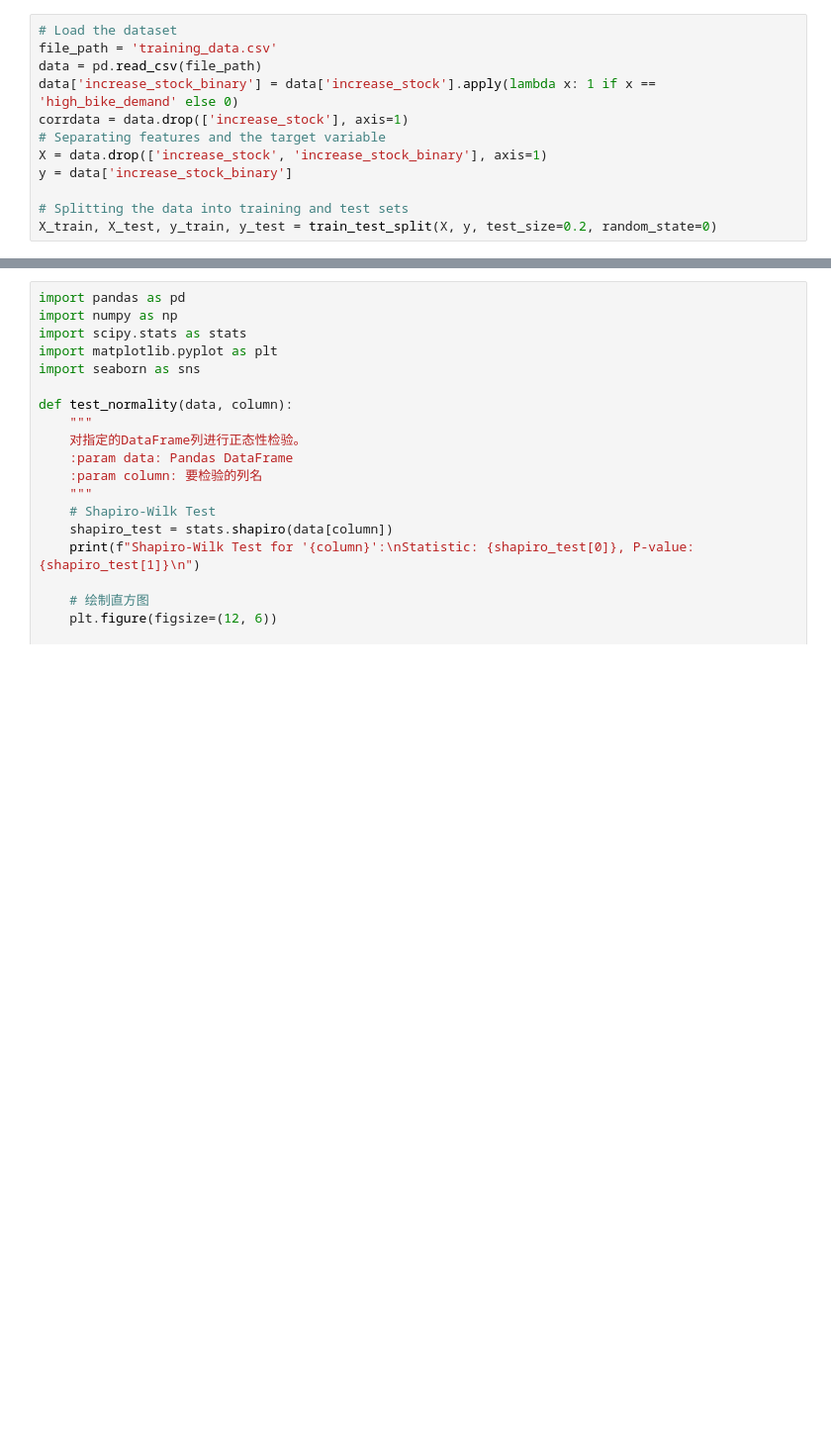
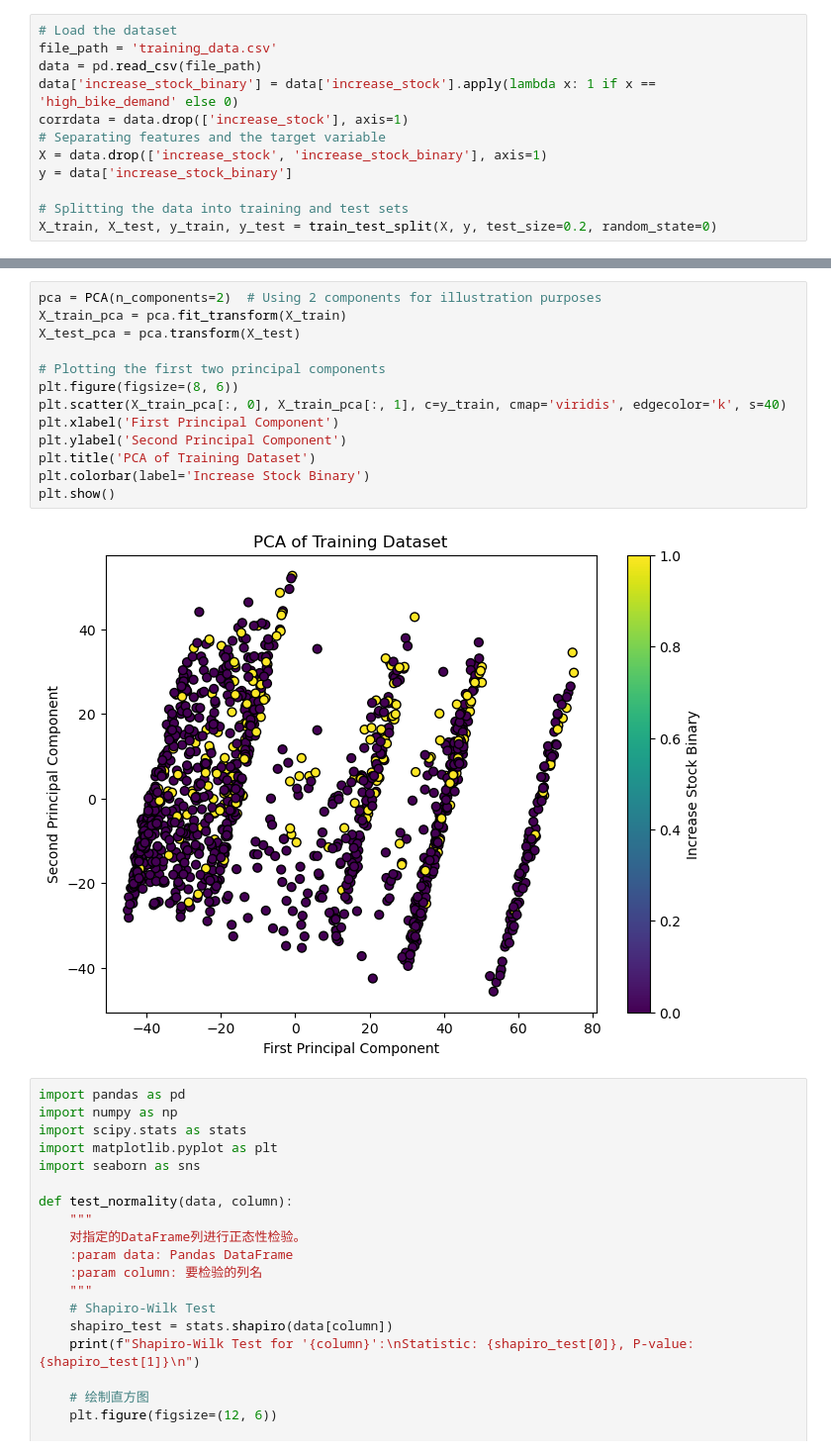
Before and after one commit to SunAndClouds/SML-Project, a Jupyter notebook: Algorithms/KNN-Select Feature Vectors.ipynb, the cells around one changed output, grey strips where cells are left out. Shown at 99% size. Cells and saved outputs as stored; diff of their text form; blank space fills up the shorter version.

```diff
--- a/Algorithms/KNN-Select Feature Vectors.ipynb
+++ b/Algorithms/KNN-Select Feature Vectors.ipynb
@@ -22,3 +55,18 @@ X_train, X_test, y_train, y_test = train_test_split(X, y, test_size=0.2, random_
+# %%
+pca = PCA(n_components=2)  # Using 2 components for illustration purposes
+X_train_pca = pca.fit_transform(X_train)
+X_test_pca = pca.transform(X_test)
+
+# Plotting the first two principal components
+plt.figure(figsize=(8, 6))
+plt.scatter(X_train_pca[:, 0], X_train_pca[:, 1], c=y_train, cmap='viridis', edgecolor='k', s=40)
+plt.xlabel('First Principal Component')
+plt.ylabel('Second Principal Component')
+plt.title('PCA of Training Dataset')
+plt.colorbar(label='Increase Stock Binary')
+plt.show()
+# %% [output]
+[figure, added]
 # %%
 import pandas as pd
 import numpy as np
```
Also changed, not shown: parts of 4 cells of this notebook, 2 other files.
